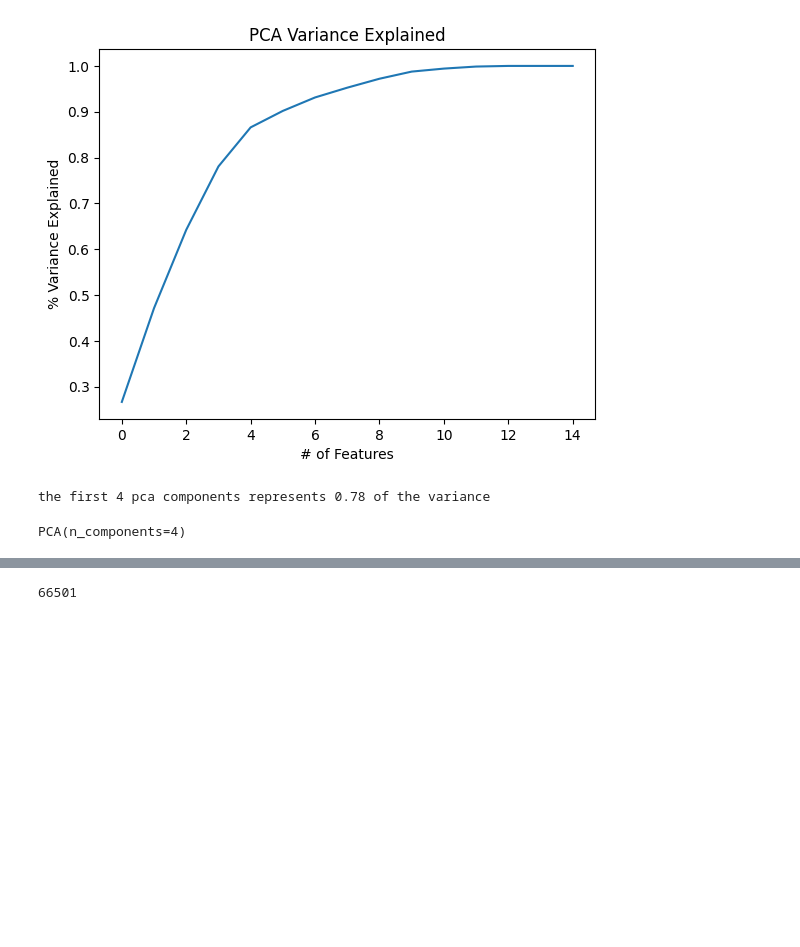
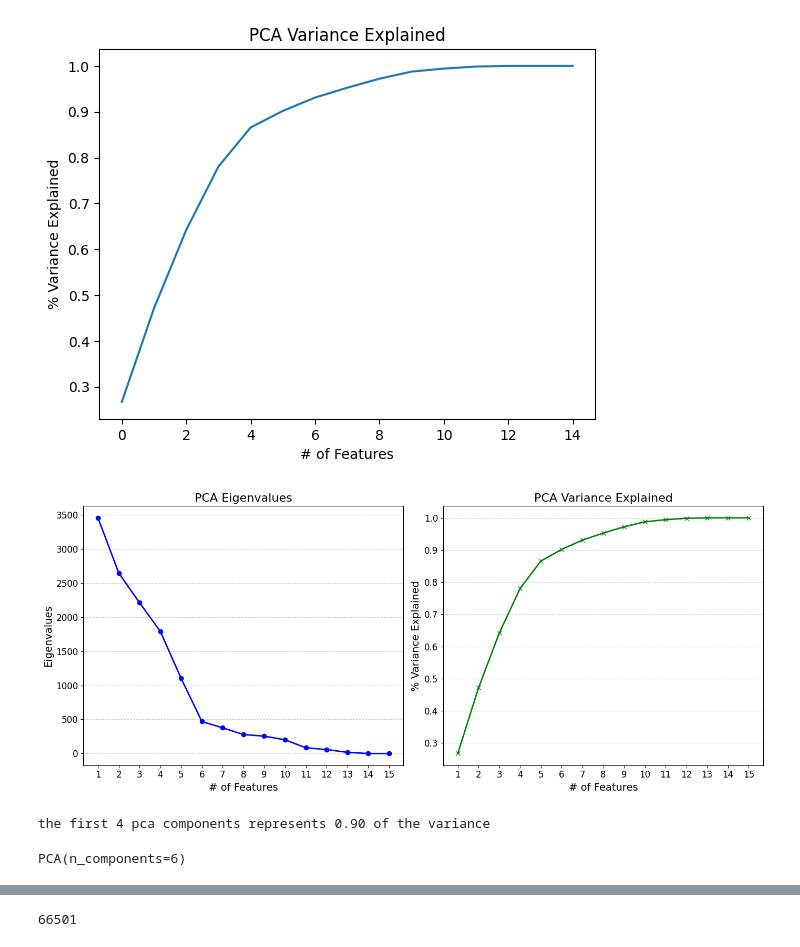
Before and after one commit to benjaminr4/starbucks_project, a Jupyter notebook: Creating_Model.ipynb, the cells around one changed output, grey strips where cells are left out. Cells and saved outputs as stored; diff of their text form; code cells hidden in the pictures; blank space fills up the shorter version.

```diff
--- a/Creating_Model.ipynb
+++ b/Creating_Model.ipynb
@@ -387,15 +429,55 @@ plt.show
 # %% [output]
 <function matplotlib.pyplot.show(close=None, block=None)>
 [figure]
+# %%
+
+
+# Create subplots with 1 row and 2 columns
+fig, (ax1, ax2) = plt.subplots(1, 2, figsize=(14, 6))
+
+# Plot Eigenvalues
+ax1.plot(pca.explained_variance_, color='blue', marker='o', linestyle='-', linewidth=2, markersize=6)
+ax1.set_title('PCA Eigenvalues', fontsize=16)
+ax1.set_xlabel('# of Features', fontsize=14)
+ax1.set_ylabel('Eigenvalues', fontsize=14)
+ax1.grid(True, axis='y', linestyle='--', alpha=0.6)
+ax1.tick_params(axis='both', labelsize=12)
+
+# Adjust x-axis labels to start from 1 instead of 0
+ax1.set_xticks(np.arange(0, len(pca.explained_variance_)))  # Internal ticks still start from 0
+ax1.set_xticklabels(np.arange(1, len(pca.explained_variance_) + 1))  # Labels start from 1
+
+# Plot Variance Explained
+variance = pca.explained_variance_ratio_
+var = np.cumsum(variance)
+
+ax2.plot(var, color='green', marker='x', linestyle='-', linewidth=2, markersize=6)
+ax2.set_title('PCA Variance Explained', fontsize=16)
+ax2.set_xlabel('# of Features', fontsize=14)
+ax2.set_ylabel('% Variance Explained', fontsize=14)
+ax2.grid(True, axis='y', linestyle='--', alpha=0.6)
+ax2.tick_params(axis='both', labelsize=12)
+
+# Adjust x-axis labels to start from 1 instead of 0
+ax2.set_xticks(np.arange(0, len(var)))  # Internal ticks still start from 0
+ax2.set_xticklabels(np.arange(1, len(var) + 1))  # Labels start from 1
+
+# Adjust layout to prevent overlap
+plt.tight_layout()
+
+# Show the plots
+plt.show()
+# %% [output]
+[figure, added]
 # %%
-print("the first 4 pca components represents {:0.2f} of the variance".format(np.cumsum(pca.explained_variance_ratio_)[3]))
+print("the first 4 pca components represents {:0.2f} of the variance".format(np.cumsum(pca.explained_variance_ratio_)[5]))
 # %% [output]
-the first 4 pca components represents 0.78 of the variance
+the first 4 pca components represents 0.90 of the variance
 # %%
-pca = PCA(n_components=4)
+pca = PCA(n_components=6)
 pca.fit(np.transpose(features_scaled))
 # %% [output]
-PCA(n_components=4)
+PCA(n_components=6)
 # %%
 pca.components_
 # %% [output]
```
Also changed, not shown: parts of 35 cells of this notebook, 5 other files.
